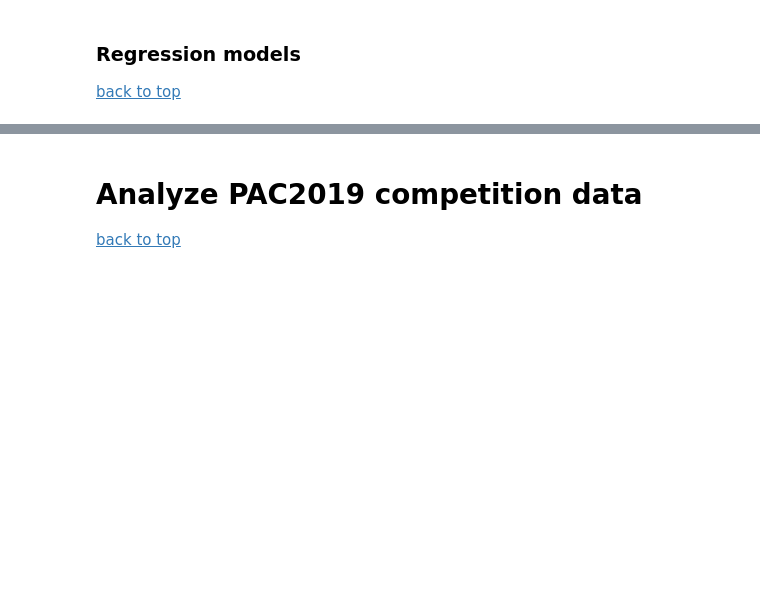
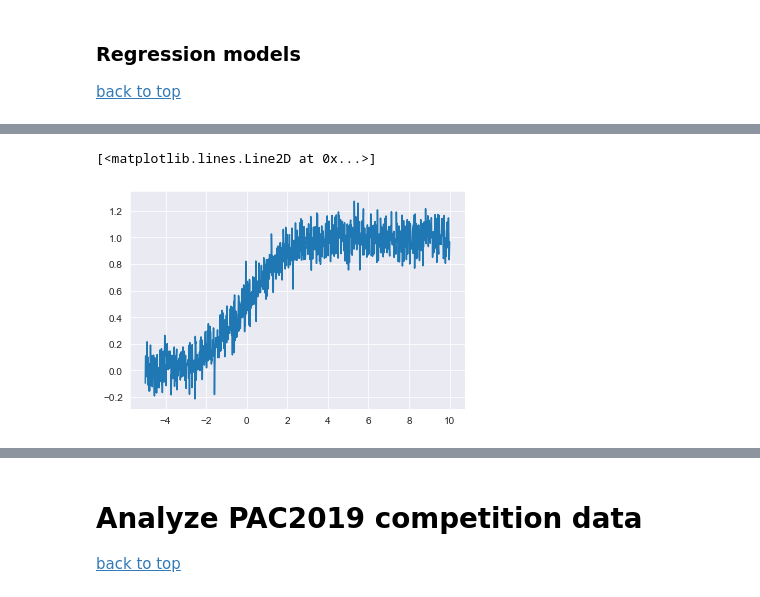
Before and after one commit to treder/correlation-constrained-regression, a Jupyter notebook: correlation_constrained_regression.ipynb, the cells around one changed output, grey strips where cells are left out. Drawn from its saved outputs; the diff is of its cells as text; code cells hidden in the pictures; blank space fills up the shorter version.

```diff
--- a/correlation_constrained_regression.ipynb
+++ b/correlation_constrained_regression.ipynb
@@ -198,3 +193,22 @@ plt.plot(X_sin, y_sin)
+# %%
+# generate sigmoid data for kernel ridge
+def sigmoid(x):
+    return 1 / (1 + np.exp(-x))
+
+def generate_sigmoid_data(n_samples = 1000, slope=None, random_state=3):
+
+    np.random.seed(random_state)
+    X_sigm = np.linspace(-5, 10, num=n_samples).reshape(-1,1)
+    slope = (np.random.rand()-.5)*.1
+    y_sigm = sigmoid(X_sigm)[:,0] + 0.1*np.random.randn(X_sigm.shape[0], 1)[:,0]
+
+    return X_sigm, y_sigm
+
+X_sigm, y_sigm = generate_sigmoid_data(slope=0.01)
+plt.plot(X_sigm, y_sigm)
+# %% [output]
+[<matplotlib.lines.Line2D at 0x...>]
+[figure, added]
 # %%
 # fit models -- LinearRegression
 reg_OLS = sklearn.linear_model.LinearRegression().fit(X, y)
```
Also changed, not shown: parts of 157 cells of this notebook, 5 other files.
